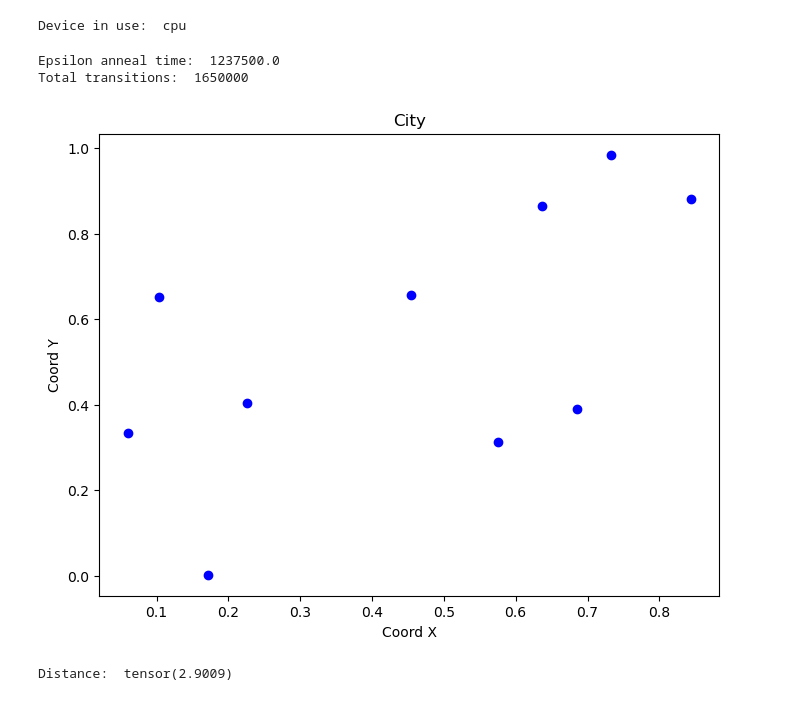
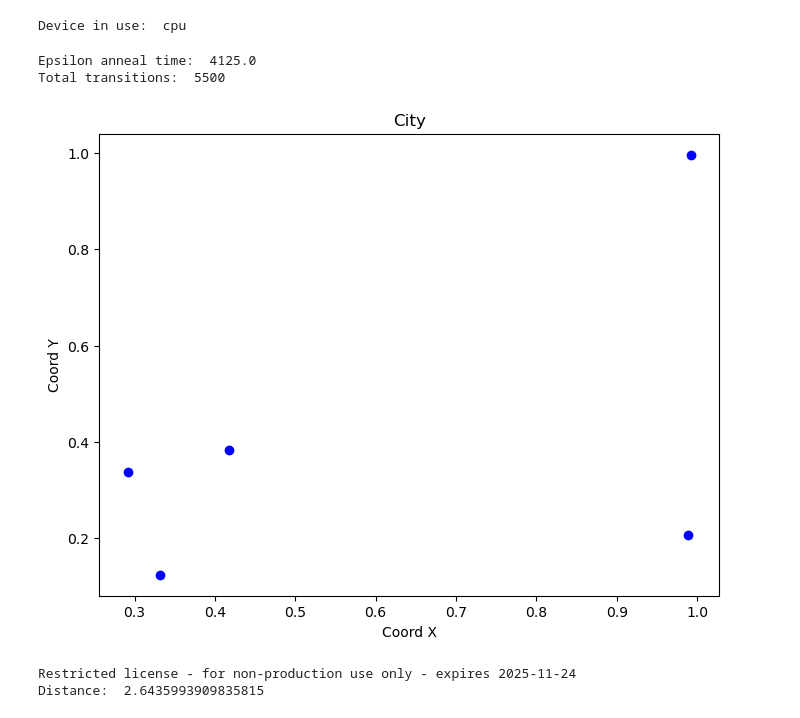
Before and after one commit to tomasosarte/TFG, a Jupyter notebook: code/ppo_experiment.ipynb, the cells around one changed output. Saved outputs shown, nothing was run; the diff lists cells and outputs as text; code cells hidden in the pictures.

```diff
--- a/code/ppo_experiment.ipynb
+++ b/code/ppo_experiment.ipynb
@@ -44,7 +44,7 @@ Device in use:  cpu
 max_nodes_per_graph = 10
 rollouts_per_batch = 50
 pct_epsilon_anneal_time = 0.75
-max_episodes = 3000
+max_episodes = 10
 
 # Problem parameters
 params['problem'] = 'tsp'
@@ -109,20 +109,21 @@ params['plot_frequency'] = 10
 print("Epsilon anneal time: ", params['epsilon_anneal_time'])
 print("Total transitions: ", params['max_steps'])
 # %% [output]
-Epsilon anneal time:  1237500.0
-Total transitions:  1650000
+Epsilon anneal time:  4125.0
+Total transitions:  5500
 # %%
-nodes_per_graph = 10
+nodes_per_graph = 5
 instance = 0
 cities = th.load(f"training/tsp/size_{nodes_per_graph}/instance_{instance}.pt")
 #cities = cities.to(params['device'])
 tsp_generator = TSPGenerator()
 tsp_generator.plot_instance(cities)
 permutation, distance = solve_tsp(cities)
 print("Distance: ", distance)
 # %% [output]
-[figure, old version]
+[figure, new version]
-Distance:  tensor(2.9009)
+Restricted license - for non-production use only - expires 2025-11-24
+Distance:  2.6435993909835815
 # %%
 cum_dist = 0
 for i in range(10):
```
Also changed, not shown: parts of 5 cells of this notebook, 6 other files.
